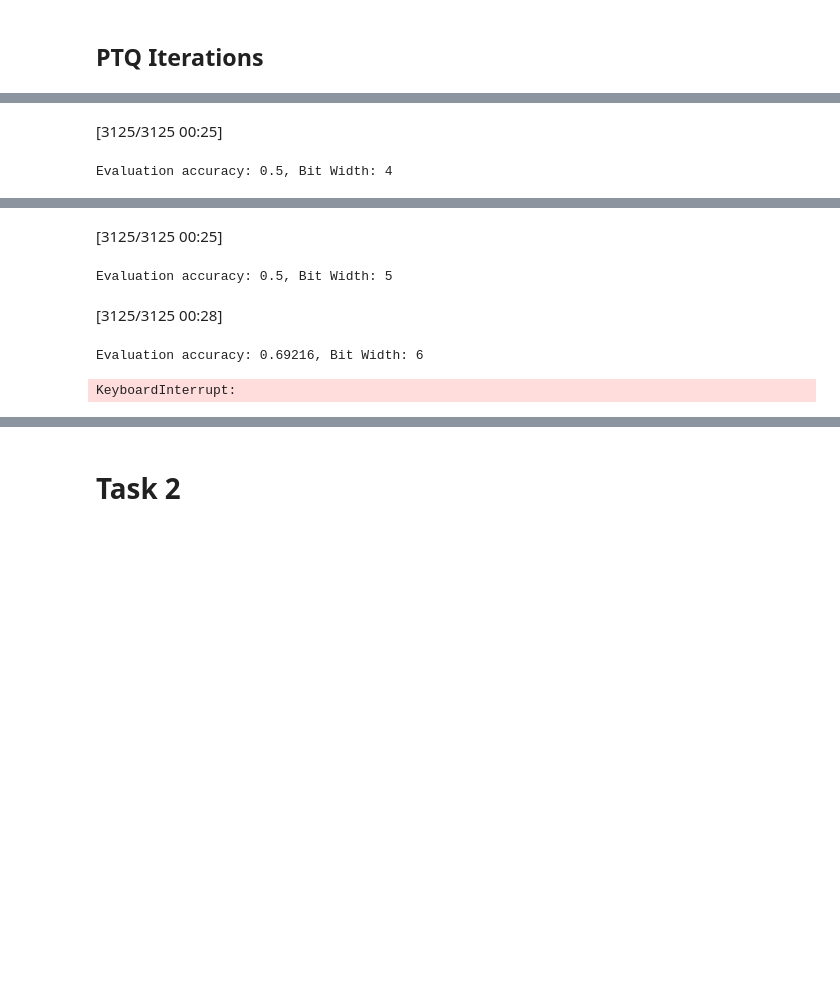
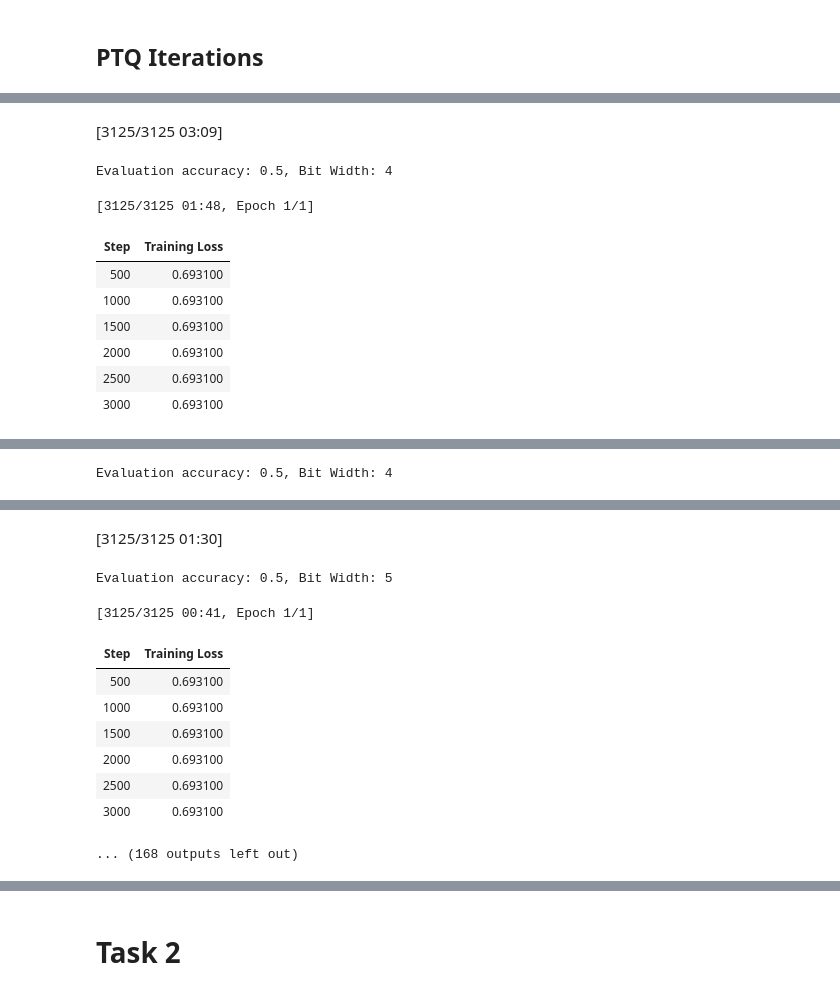
Before and after one commit to rahgun04/ELEC70109-Advanced-Deep-Learning-Systems, a Jupyter notebook: labs/Lab1.ipynb, the cells around one changed output, grey strips where cells are left out. Drawn from its saved outputs; the diff is of its cells as text; code cells hidden in the pictures; blank space fills up the shorter version.

```diff
--- a/labs/Lab1.ipynb
+++ b/labs/Lab1.ipynb
@@ -208,8 +217,10 @@ def get_quantisation_config(width):
 
 
 ptq_accuracies = []
+qat_accuracies = []
 
 for width in WIDTHS:
+    mg = MaseGraph.from_checkpoint("../saves/tutorial_2_lora")
     mg, _ = passes.quantize_transform_pass(mg,pass_args=get_quantisation_config(width),)
     trainer = get_trainer(
         model=mg.model,
@@ -220,4 +231,9 @@ for width in WIDTHS:
     eval_results = trainer.evaluate()
     print(f"Evaluation accuracy: {eval_results['eval_accuracy']}, Bit Width: {width}")
     ptq_accuracies.append(eval_results['eval_accuracy'])
+
+    trainer.train()
+    eval_results = trainer.evaluate()
+    print(f"Evaluation accuracy: {eval_results['eval_accuracy']}, Bit Width: {width}")
+    qat_accuracies.append(eval_results['eval_accuracy'])
 # %% [output]
@@ -224,2 +242,10 @@ for width in WIDTHS:
-[3125/3125 00:25]
+[3125/3125 03:09]
-Evaluation accuracy: 0.5, Bit Width: 4
+Evaluation accuracy: 0.5, Bit Width: 4
+[3125/3125 01:48, Epoch 1/1]
+| Step | Training Loss |
+| 500 | 0.693100 |
+| 1000 | 0.693100 |
+| 1500 | 0.693100 |
+| 2000 | 0.693100 |
+| 2500 | 0.693100 |
+| 3000 | 0.693100 |
@@ -225,0 +254 @@ Evaluation accuracy: 0.5, Bit Width: 4
+Evaluation accuracy: 0.5, Bit Width: 4
@@ -226,7 +256,13 @@ Evaluation accuracy: 0.5, Bit Width: 4
-[3125/3125 00:25]
+[3125/3125 01:30]
-Evaluation accuracy: 0.5, Bit Width: 5
-[3125/3125 00:28]
-Evaluation accuracy: 0.69216, Bit Width: 6
-KeyboardInterrupt:
+Evaluation accuracy: 0.5, Bit Width: 5
+[3125/3125 00:41, Epoch 1/1]
+| Step | Training Loss |
+| 500 | 0.693100 |
+| 1000 | 0.693100 |
+| 1500 | 0.693100 |
+| 2000 | 0.693100 |
+| 2500 | 0.693100 |
+| 3000 | 0.693100 |
+... (168 outputs left out)
 # %%
 print(ptq_accuracies)
```
Also changed, not shown: parts of 19 cells of this notebook, 7 other files.
